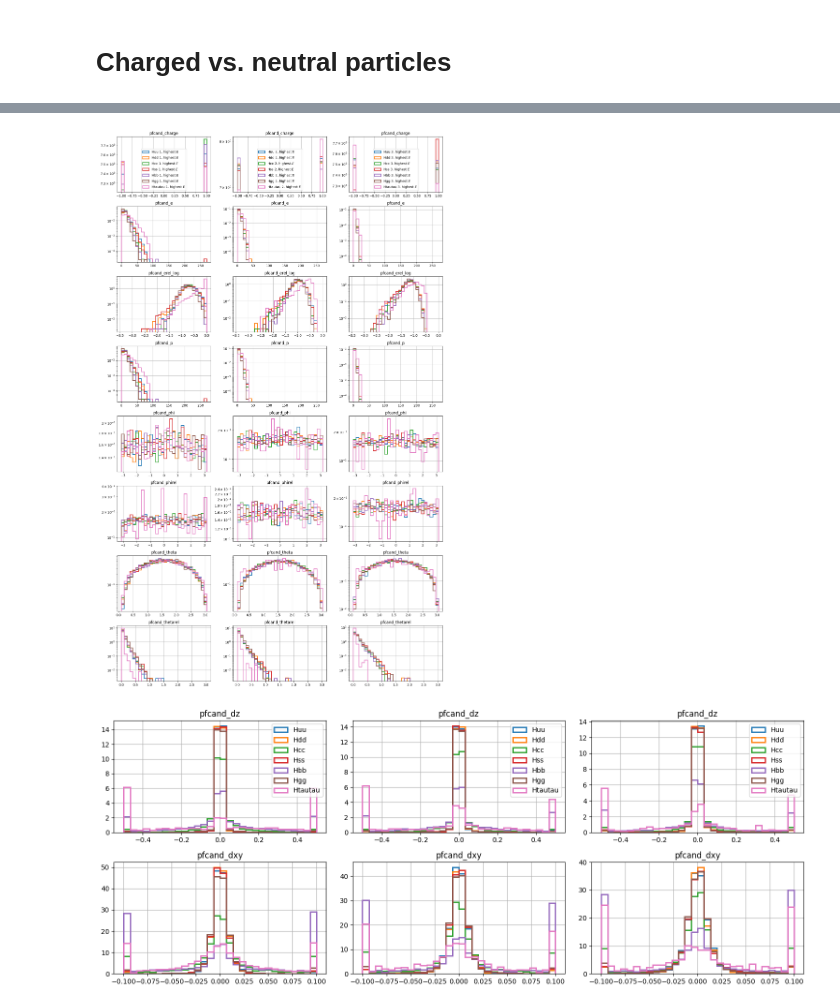
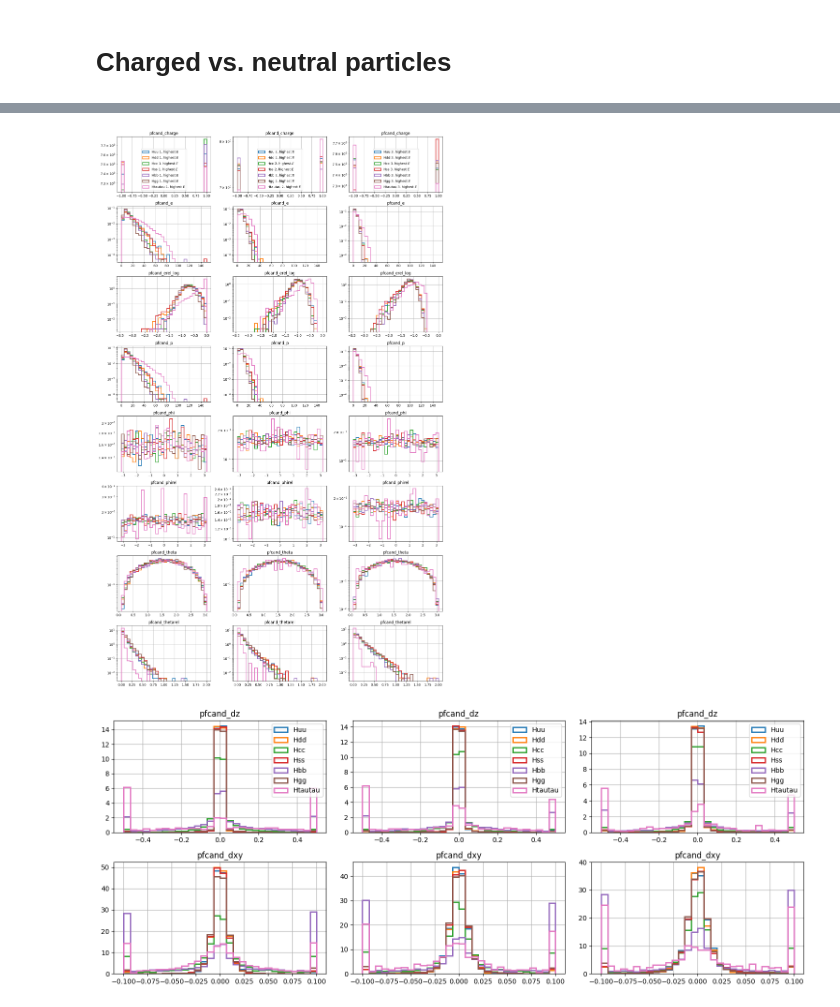
Before and after one commit to saracreates/TaggingResults, a Jupyter notebook: fullSim-Hxx.ipynb, the cells around one changed output, grey strips where cells are left out. Saved outputs shown, nothing was run; the diff lists cells and outputs as text; code cells hidden in the pictures.

```diff
--- a/fullSim-Hxx.ipynb
+++ b/fullSim-Hxx.ipynb
@@ -46,6 +46,3 @@ ss 3600
 bb 3800
 gg 4000
 tautau 3798
-# %%
-for param in dic.values():
-    print(max(param["jet_e"]))
@@ -226,7 +238,7 @@ def plot_key_highest_e_cpart(keys, ptype="cpart", k=3, r=None, bins=20, log=Fals
                 ax.hist(a, bins=bins, histtype='step', linewidth=2.0, range=combined_range, label=label, density=True)
                 if log:
                     ax.set_yscale('log')
-                if idx == 0:
+                if idx == 0 and i==0:
                     ax.legend()
                 ax.grid()
     plt.tight_layout()
@@ -251,16 +274,27 @@ plot_key_highest_e_cpart(keys, bins=30, save=save_status, path='./hist-Hxx/jetct
 # %%
 keys= [ 'pfcand_charge',
  'pfcand_e',
  'pfcand_erel_log',
  'pfcand_p',
  'pfcand_phi',
  'pfcand_phirel',
  'pfcand_theta',
  'pfcand_thetarel']
 
-plot_key_highest_e_cpart(keys, bins=30, save=save_status, log=True, path='./hist-Hxx/jetct_cp_properties_log.pdf')
+ranges = {
+    'pfcand_charge': None,
+    'pfcand_e': (0, 150),
+    'pfcand_erel_log': None,
+    'pfcand_p': (0, 150),
+    'pfcand_phi': None,
+    'pfcand_phirel': None,
+    'pfcand_theta': None,
+    'pfcand_thetarel': (0,2)
+}
+
+plot_key_highest_e_cpart(keys, bins=30, save=save_status, r=ranges, log=True, path='./hist-Hxx/jetct_cp_properties_log.pdf')
 # %% [output]
-[figure, old version]
+[figure, new version]
 # %%
 keys = ['pfcand_dz',
         'pfcand_dxy']
```
Also changed, not shown: parts of 15 cells of this notebook, 12 other files.
